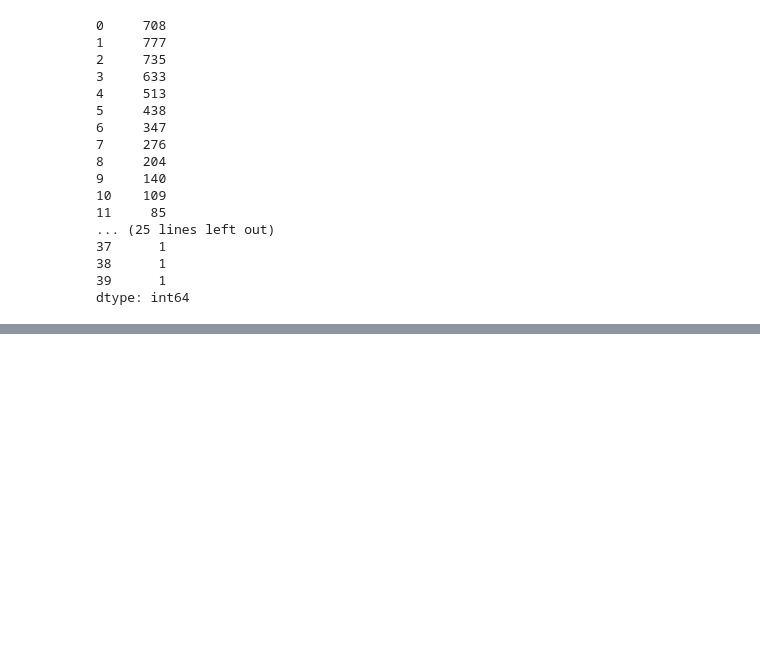
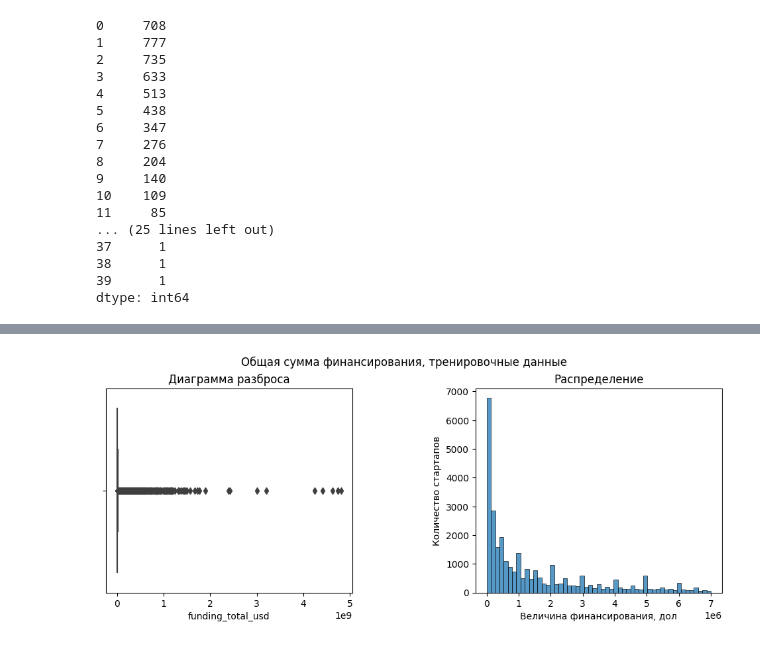
Before and after one commit to OlMac48/master-Olmakey, a Jupyter notebook: masterskaja1-Makeykin.ipynb, the cells around one changed output, grey strips where cells are left out. Saved outputs shown, nothing was run; the diff lists cells and outputs as text; code cells hidden in the pictures; blank space fills up the shorter version.

```diff
--- a/masterskaja1-Makeykin.ipynb
+++ b/masterskaja1-Makeykin.ipynb
@@ -599,0 +757,13 @@ plt.show()
+# %%
+ #Построим графики с усами для тренировочной выборки выберем значения меньше 7 млн$
+fig, axes = plt.subplots(1, 2, figsize=(12,4));
+plt.subplots_adjust(wspace=0.5, hspace=0.3)
+fig.suptitle('Общая сумма финансирования, тренировочные данные', y=1.0)
+sns.boxplot(data=df_train_new.query('funding_total_usd < 5000000000'), x='funding_total_usd', ax=axes[0]).set (title='Диаграмма разброса');
+plt.xlabel('Величина финансирования, дол');
+sns.histplot(data=df_train_new.query('0 < funding_total_usd < 7000000'), x='funding_total_usd', ax=axes[1]).set (title='Распределение');
+plt.xlabel('Величина финансирования, дол');
+plt.ylabel('Количество стартапов');
+plt.show();
+# %% [output]
+[figure, added]
```
Also changed, not shown: parts of 54 cells of this notebook.
